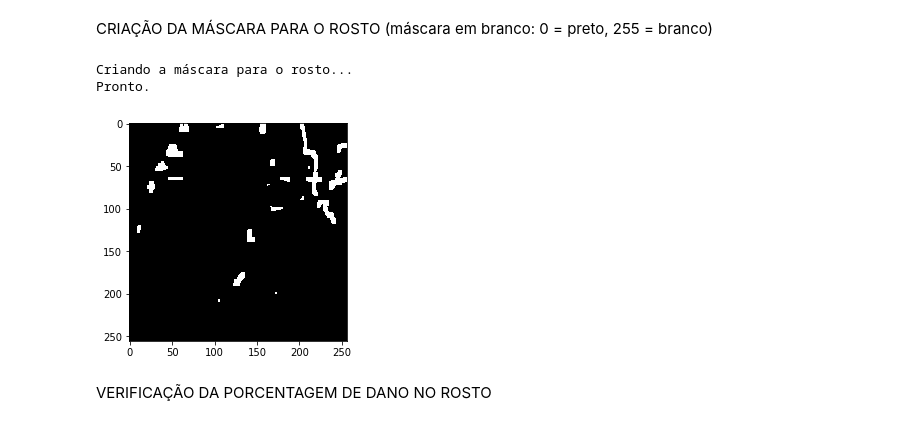
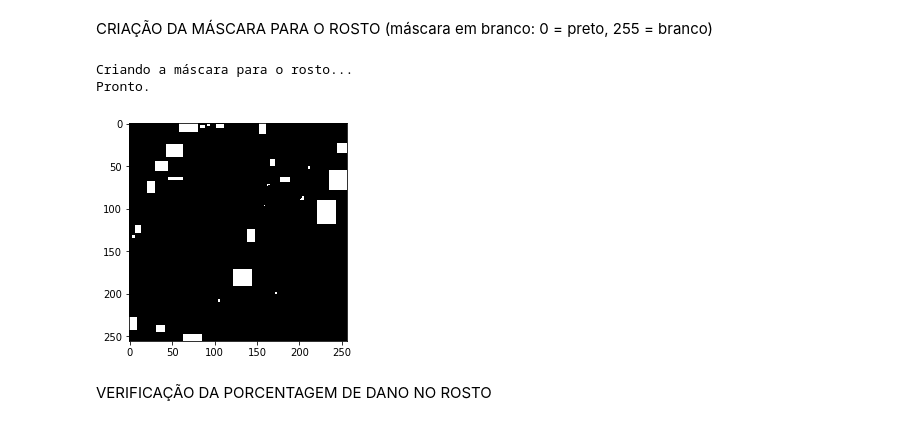
Before and after one commit to izabel-ferrari/projeto-formatura-poli, a Jupyter notebook: Inpaint.ipynb, the cells around one changed output. Cells and saved outputs as stored; diff of their text form; code cells hidden in the pictures.

```diff
--- a/Inpaint.ipynb
+++ b/Inpaint.ipynb
@@ -114,20 +114,20 @@ CRIAÇÃO DA MÁSCARA PARA O ROSTO (máscara em branco: 0 = preto, 255 = branco)
 # %%
 print('Criando a máscara para o rosto...')
 face_rect_mask = mask.get_rect_mask(face)
 
 face_mask = mask.get_mask(face)
 mask.remove_eyes_from_mask(face_mask, true_eyes)
 mixed = ~face_rect_mask & face_mask
 
 mask.remove_eyes_from_mask(face_rect_mask, true_eyes)
 cv2.imwrite(MASK_FACE_FILEPATH, face_rect_mask)
-plt.imshow(face_mask, cmap='gray')
+plt.imshow(face_rect_mask, cmap='gray')
 
 utils.print_done()
 # %% [output]
 Criando a máscara para o rosto...
 Pronto.
-[figure, old version]
+[figure, new version]
 # %% [markdown]
 VERIFICAÇÃO DA PORCENTAGEM DE DANO NO ROSTO
 # %%
```
Also changed, not shown: parts of 6 cells of this notebook, 1 other file.
